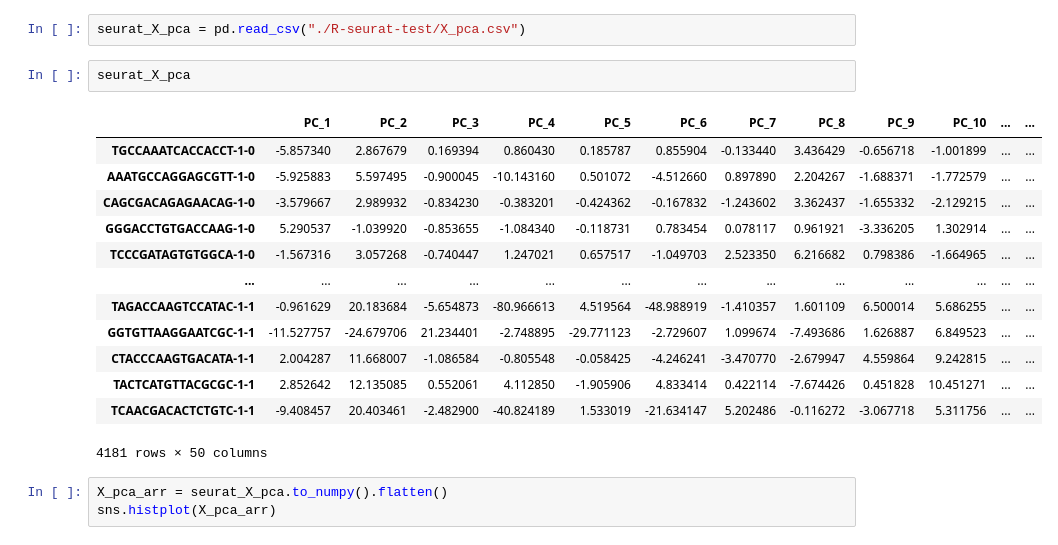
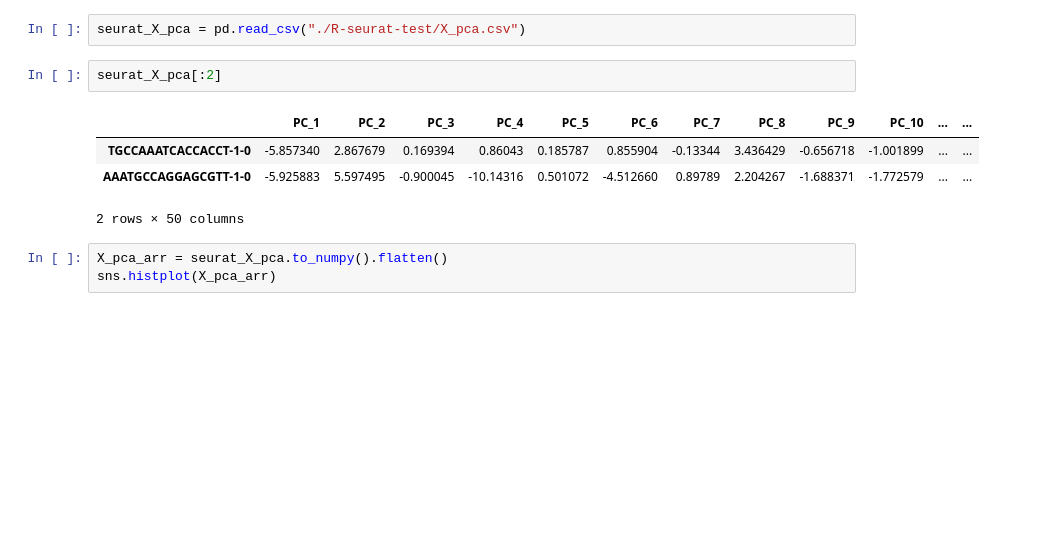
Before and after one commit to aristoteleo/dynamo-notebooks, a Jupyter notebook: normalization/seurat-sctransform-benchmark-zebrafish.ipynb, the cells around one changed output. Saved outputs shown, nothing was run; the diff lists cells and outputs as text; blank space fills up the shorter version.

```diff
--- a/normalization/seurat-sctransform-benchmark-zebrafish.ipynb
+++ b/normalization/seurat-sctransform-benchmark-zebrafish.ipynb
@@ -29,21 +29,12 @@ pd.Series(dyn_adata.var_names).to_csv("./data/var_names.csv")
 # %%
 seurat_X_pca = pd.read_csv("./R-seurat-test/X_pca.csv")
 # %%
-seurat_X_pca
+seurat_X_pca[:2]
 # %% [output]
 |  | PC_1 | PC_2 | PC_3 | PC_4 | PC_5 | PC_6 | PC_7 | PC_8 | PC_9 | PC_10 | ... | ... |
-| TGCCAAATCACCACCT-1-0 | -5.857340 | 2.867679 | 0.169394 | 0.860430 | 0.185787 | 0.855904 | -0.133440 | 3.436429 | -0.656718 | -1.001899 | ... | ... |
-| AAATGCCAGGAGCGTT-1-0 | -5.925883 | 5.597495 | -0.900045 | -10.143160 | 0.501072 | -4.512660 | 0.897890 | 2.204267 | -1.688371 | -1.772579 | ... | ... |
-| CAGCGACAGAGAACAG-1-0 | -3.579667 | 2.989932 | -0.834230 | -0.383201 | -0.424362 | -0.167832 | -1.243602 | 3.362437 | -1.655332 | -2.129215 | ... | ... |
-| GGGACCTGTGACCAAG-1-0 | 5.290537 | -1.039920 | -0.853655 | -1.084340 | -0.118731 | 0.783454 | 0.078117 | 0.961921 | -3.336205 | 1.302914 | ... | ... |
-| TCCCGATAGTGTGGCA-1-0 | -1.567316 | 3.057268 | -0.740447 | 1.247021 | 0.657517 | -1.049703 | 2.523350 | 6.216682 | 0.798386 | -1.664965 | ... | ... |
-| ... | ... | ... | ... | ... | ... | ... | ... | ... | ... | ... | ... | ... |
-| TAGACCAAGTCCATAC-1-1 | -0.961629 | 20.183684 | -5.654873 | -80.966613 | 4.519564 | -48.988919 | -1.410357 | 1.601109 | 6.500014 | 5.686255 | ... | ... |
-| GGTGTTAAGGAATCGC-1-1 | -11.527757 | -24.679706 | 21.234401 | -2.748895 | -29.771123 | -2.729607 | 1.099674 | -7.493686 | 1.626887 | 6.849523 | ... | ... |
-| CTACCCAAGTGACATA-1-1 | 2.004287 | 11.668007 | -1.086584 | -0.805548 | -0.058425 | -4.246241 | -3.470770 | -2.679947 | 4.559864 | 9.242815 | ... | ... |
-| TACTCATGTTACGCGC-1-1 | 2.852642 | 12.135085 | 0.552061 | 4.112850 | -1.905906 | 4.833414 | 0.422114 | -7.674426 | 0.451828 | 10.451271 | ... | ... |
-| TCAACGACACTCTGTC-1-1 | -9.408457 | 20.403461 | -2.482900 | -40.824189 | 1.533019 | -21.634147 | 5.202486 | -0.116272 | -3.067718 | 5.311756 | ... | ... |
+| TGCCAAATCACCACCT-1-0 | -5.857340 | 2.867679 | 0.169394 | 0.86043 | 0.185787 | 0.855904 | -0.13344 | 3.436429 | -0.656718 | -1.001899 | ... | ... |
+| AAATGCCAGGAGCGTT-1-0 | -5.925883 | 5.597495 | -0.900045 | -10.14316 | 0.501072 | -4.512660 | 0.89789 | 2.204267 | -1.688371 | -1.772579 | ... | ... |
-4181 rows × 50 columns
+2 rows × 50 columns
 # %%
 X_pca_arr = seurat_X_pca.to_numpy().flatten()
 sns.histplot(X_pca_arr)
```
Also changed, not shown: parts of 1 cell of this notebook.
